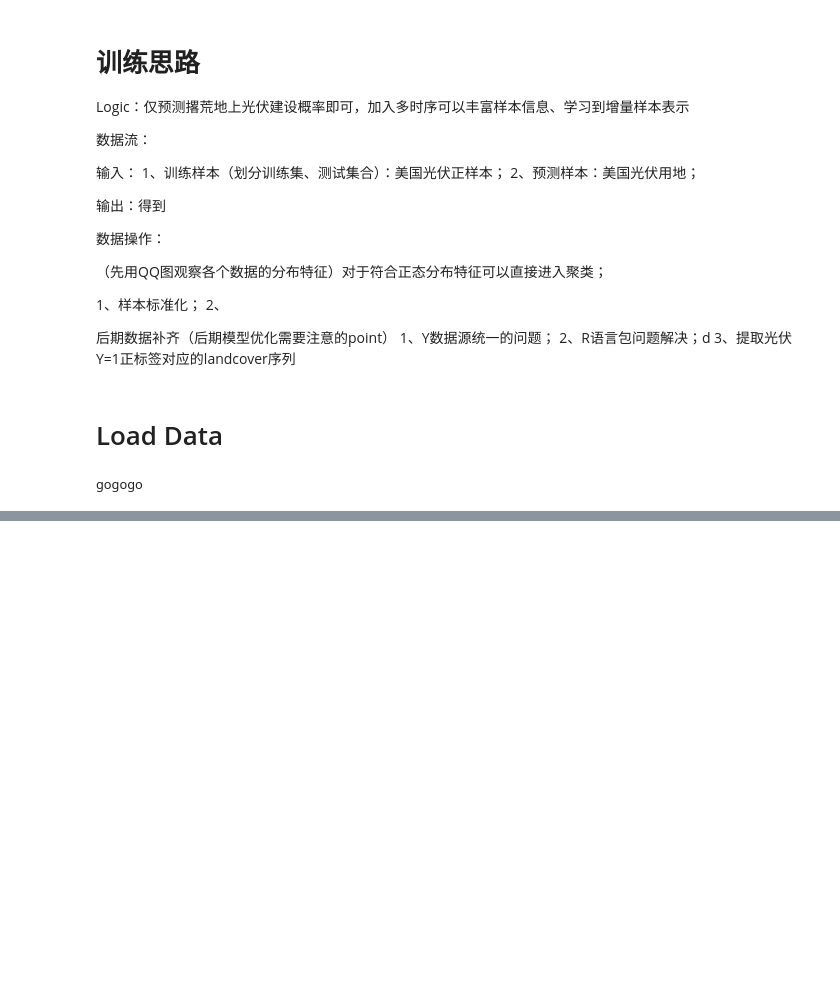
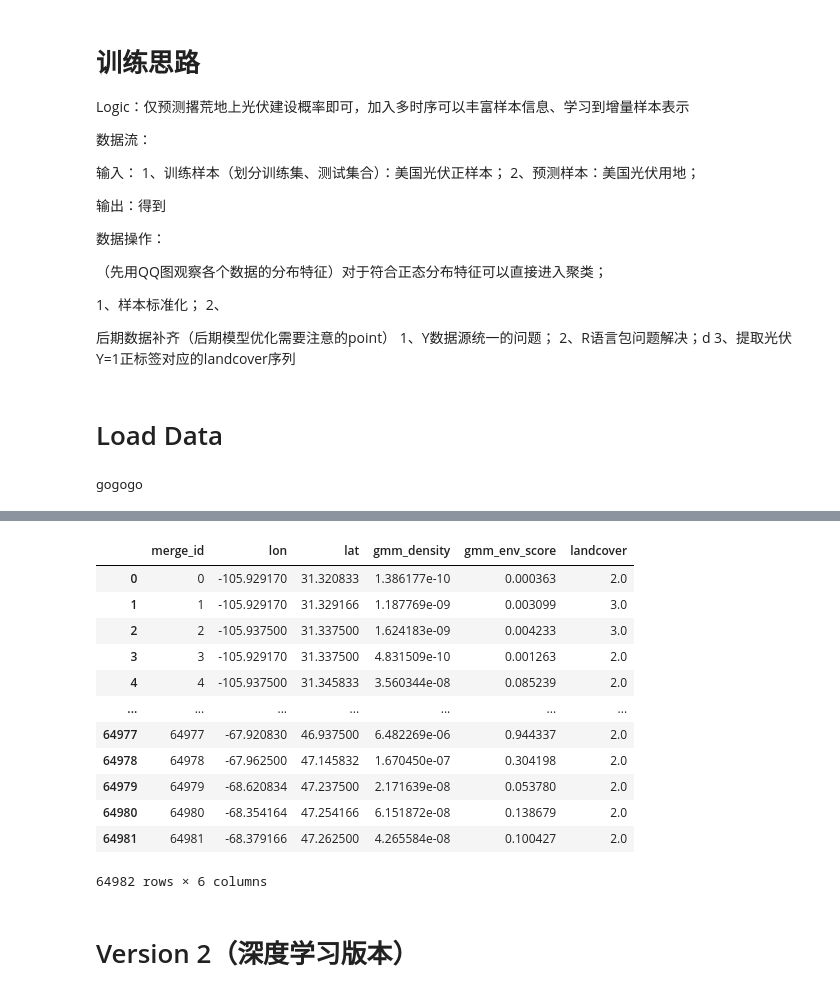
Before and after one commit to px39n/Landuse_Zhong, a Jupyter notebook: 3.0 pre-training.ipynb, the cells around one changed output, grey strips where cells are left out. Drawn from its saved outputs; the diff is of its cells as text; code cells hidden in the pictures; blank space fills up the shorter version.

```diff
--- a/3.0 pre-training.ipynb
+++ b/3.0 pre-training.ipynb
@@ -2622,0 +3395,18 @@ plt.show()
+# %%
+result
+# %% [output]
+|  | merge_id | lon | lat | gmm_density | gmm_env_score | landcover |
+| 0 | 0 | -105.929170 | 31.320833 | 1.386177e-10 | 0.000363 | 2.0 |
+| 1 | 1 | -105.929170 | 31.329166 | 1.187769e-09 | 0.003099 | 3.0 |
+| 2 | 2 | -105.937500 | 31.337500 | 1.624183e-09 | 0.004233 | 3.0 |
+| 3 | 3 | -105.929170 | 31.337500 | 4.831509e-10 | 0.001263 | 2.0 |
+| 4 | 4 | -105.937500 | 31.345833 | 3.560344e-08 | 0.085239 | 2.0 |
+| ... | ... | ... | ... | ... | ... | ... |
+| 64977 | 64977 | -67.920830 | 46.937500 | 6.482269e-06 | 0.944337 | 2.0 |
+| 64978 | 64978 | -67.962500 | 47.145832 | 1.670450e-07 | 0.304198 | 2.0 |
+| 64979 | 64979 | -68.620834 | 47.237500 | 2.171639e-08 | 0.053780 | 2.0 |
+| 64980 | 64980 | -68.354164 | 47.254166 | 6.151872e-08 | 0.138679 | 2.0 |
+| 64981 | 64981 | -68.379166 | 47.262500 | 4.265584e-08 | 0.100427 | 2.0 |
+64982 rows × 6 columns
+# %% [markdown]
+# Version 2（深度学习版本）
```
Also changed, not shown: parts of 35 cells of this notebook, 6 other files.
